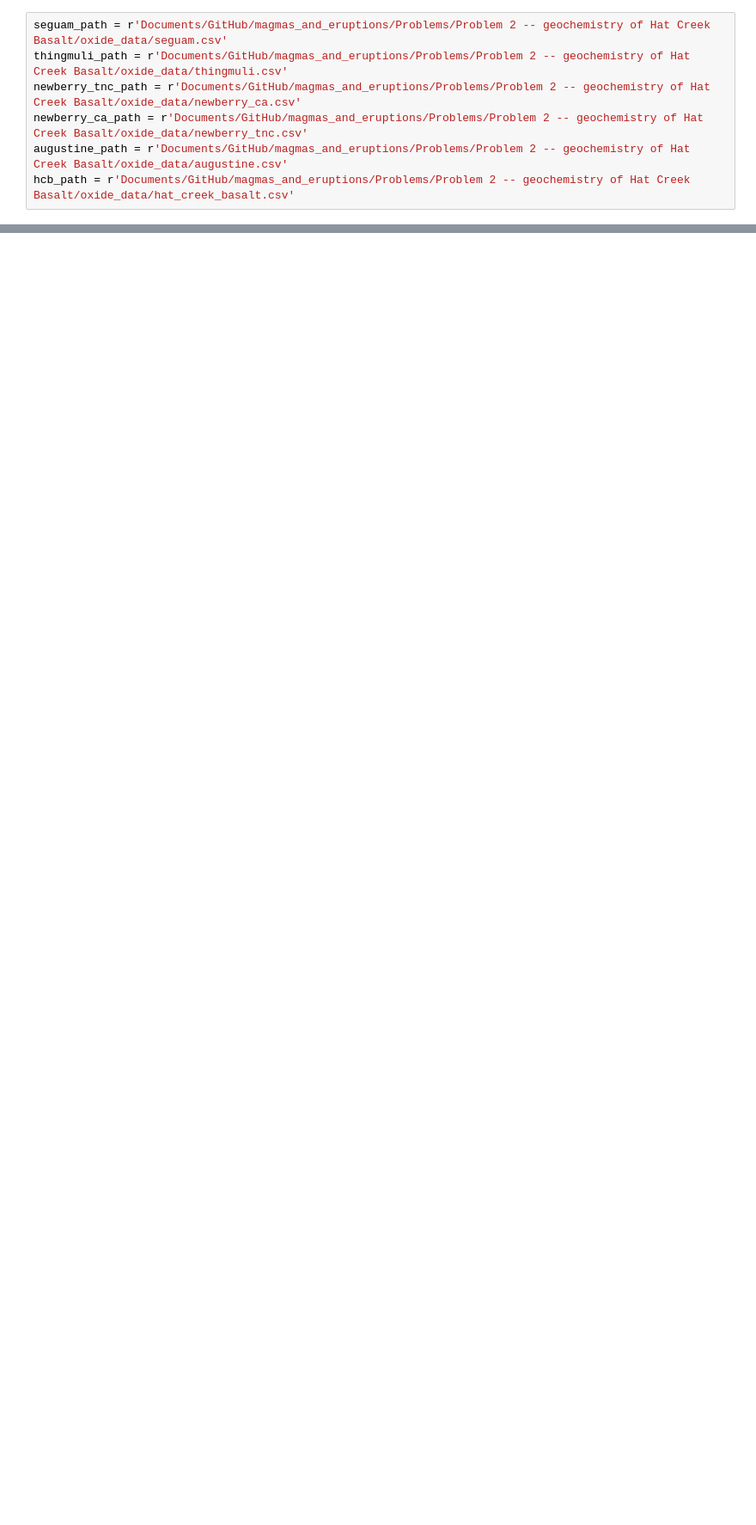
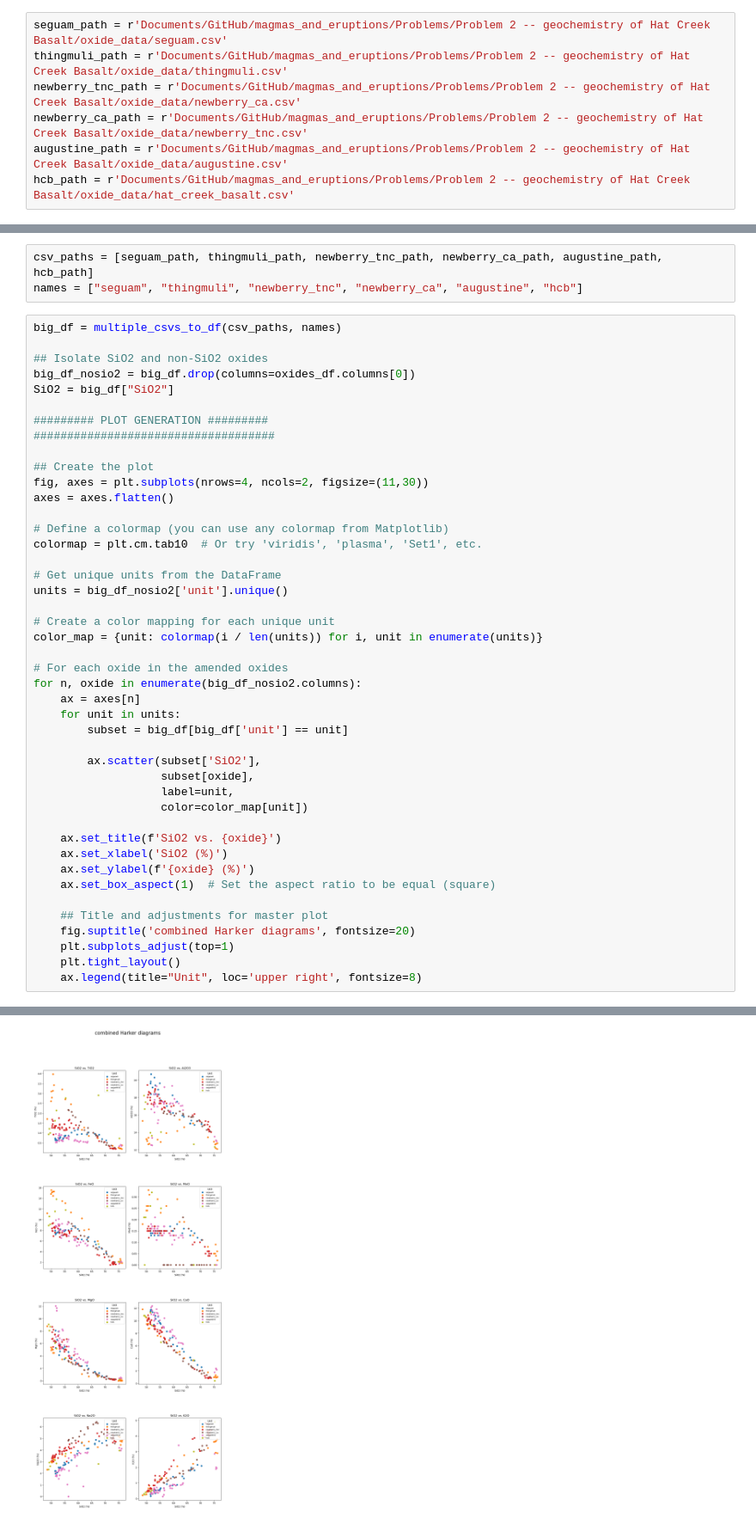
Before and after one commit to astromarb/magmas_and_eruptions, a Jupyter notebook: Problems/Problem 2 -- geochemistry of Hat Creek Basalt/harker_scatter_plotter.ipynb, the cells around one changed output, grey strips where cells are left out. Shown at 86% size. Cells and saved outputs as stored; diff of their text form; blank space fills up the shorter version.

Commit message:
Created a combined Harker diagram for all the units. Code is currently in the scatter plotter and needs to be separated into multiple functions. That's a problem for another day.

```diff
--- a/Problems/Problem 2 -- geochemistry of Hat Creek Basalt/harker_scatter_plotter.ipynb
+++ b/Problems/Problem 2 -- geochemistry of Hat Creek Basalt/harker_scatter_plotter.ipynb
@@ -85,0 +162,48 @@ Oxide count:  9
+# %%
+csv_paths = [seguam_path, thingmuli_path, newberry_tnc_path, newberry_ca_path, augustine_path, hcb_path]
+names = ["seguam", "thingmuli", "newberry_tnc", "newberry_ca", "augustine", "hcb"]
+# %%
+big_df = multiple_csvs_to_df(csv_paths, names)
+
+## Isolate SiO2 and non-SiO2 oxides
+big_df_nosio2 = big_df.drop(columns=oxides_df.columns[0])
+SiO2 = big_df["SiO2"]
+
+######### PLOT GENERATION #########
+####################################
+
+## Create the plot
+fig, axes = plt.subplots(nrows=4, ncols=2, figsize=(11,30))
+axes = axes.flatten()
+
+# Define a colormap (you can use any colormap from Matplotlib)
+colormap = plt.cm.tab10  # Or try 'viridis', 'plasma', 'Set1', etc.
+
+# Get unique units from the DataFrame
+units = big_df_nosio2['unit'].unique()
+
+# Create a color mapping for each unique unit
+color_map = {unit: colormap(i / len(units)) for i, unit in enumerate(units)}
+
+# For each oxide in the amended oxides
+for n, oxide in enumerate(big_df_nosio2.columns):
+    ax = axes[n]
+    for unit in units:
+        subset = big_df[big_df['unit'] == unit]
+
+        ax.scatter(subset['SiO2'],
+                   subset[oxide],
+                   label=unit,
+                   color=color_map[unit])
+
+    ax.set_title(f'SiO2 vs. {oxide}')
+    ax.set_xlabel('SiO2 (%)')
+    ax.set_ylabel(f'{oxide} (%)')
+    ax.set_box_aspect(1)  # Set the aspect ratio to be equal (square)
+
+    ## Title and adjustments for master plot
+    fig.suptitle('combined Harker diagrams', fontsize=20)
+    plt.subplots_adjust(top=1)
+    plt.tight_layout()
+    ax.legend(title="Unit", loc='upper right', fontsize=8)
+# %% [output]
@@ -85,0 +211 @@ Oxide count:  9
+[figure, added]
```
Also changed, not shown: parts of 6 cells of this notebook, 1 other file.
